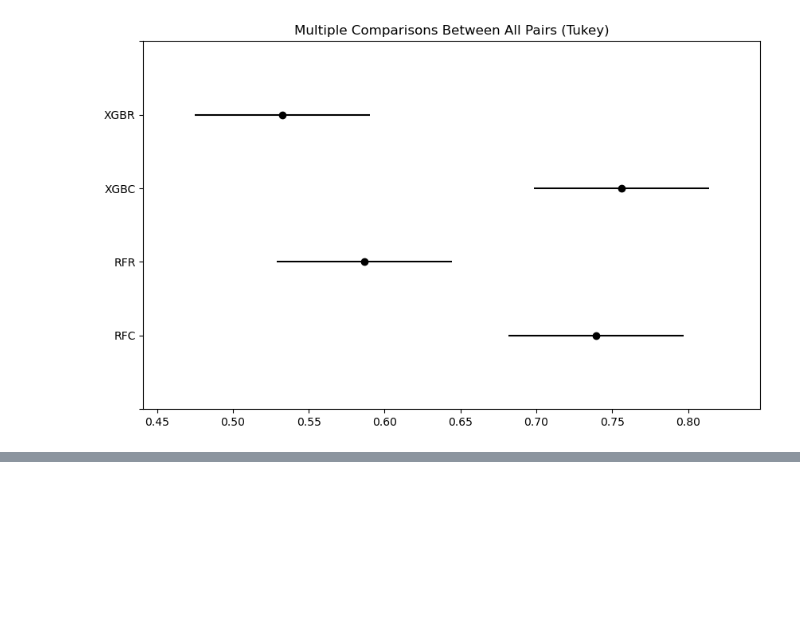
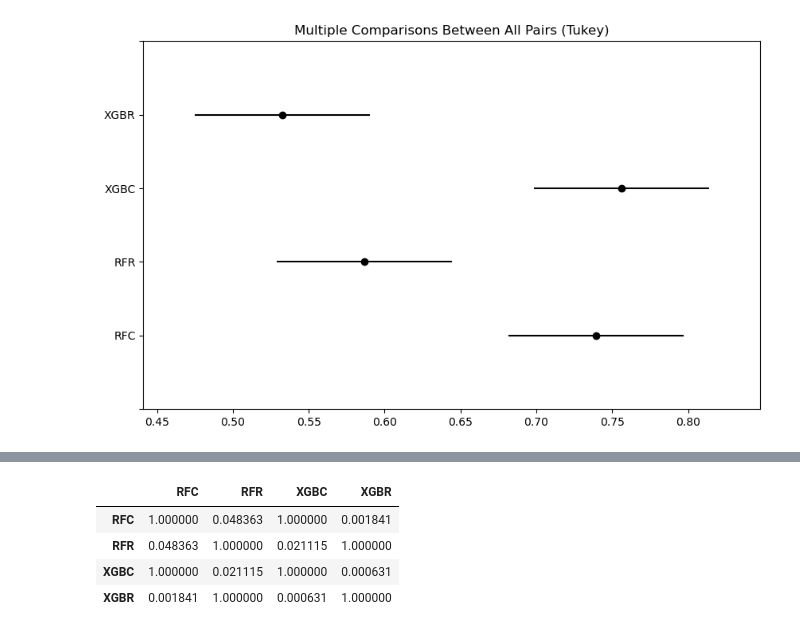
Before and after one commit to marsgr6/estadistica-ux, a Jupyter notebook: anova.ipynb, the cells around one changed output, grey strips where cells are left out. Cells and saved outputs as stored; diff of their text form; code cells hidden in the pictures; blank space fills up the shorter version.

```diff
--- a/anova.ipynb
+++ b/anova.ipynb
@@ -341,0 +515,18 @@ Multiple Comparison of Means - Tukey HSD, FWER=0.05
+# %%
+import scikit_posthocs as sp
+
+data = [gray_ch['accuracy'][gray_ch['model'] == 'RFC'],
+        gray_ch['accuracy'][gray_ch['model'] == 'RFR'],
+        gray_ch['accuracy'][gray_ch['model'] == 'XGBC'],
+        gray_ch['accuracy'][gray_ch['model'] == 'XGBR']]
+
+dunn_result = sp.posthoc_dunn(data, p_adjust = 'bonferroni')
+dunn_result.columns = ['RFC', 'RFR', 'XGBC', 'XGBR']
+dunn_result.index = ['RFC', 'RFR', 'XGBC', 'XGBR']
+dunn_result
+# %% [output]
+|  | RFC | RFR | XGBC | XGBR |
+| RFC | 1.000000 | 0.048363 | 1.000000 | 0.001841 |
+| RFR | 0.048363 | 1.000000 | 0.021115 | 1.000000 |
+| XGBC | 1.000000 | 0.021115 | 1.000000 | 0.000631 |
+| XGBR | 0.001841 | 1.000000 | 0.000631 | 1.000000 |
```
Also changed, not shown: parts of 12 cells of this notebook.
